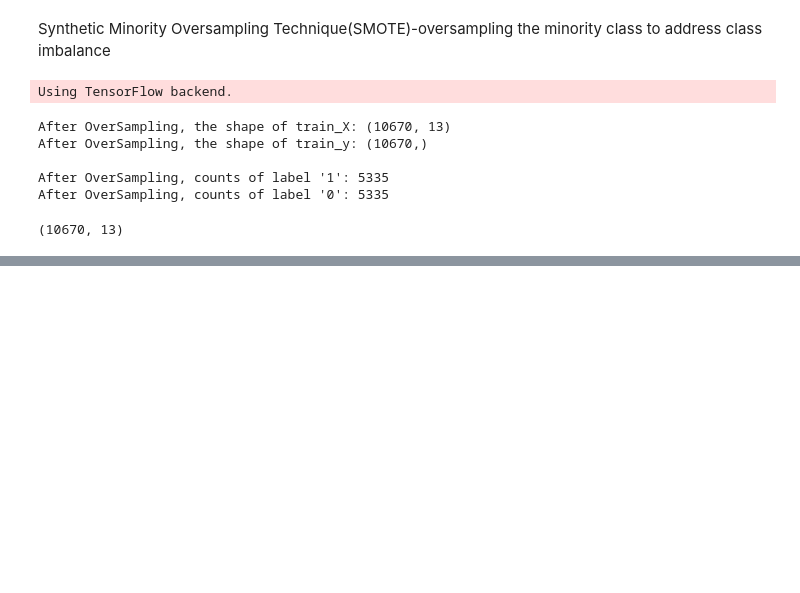
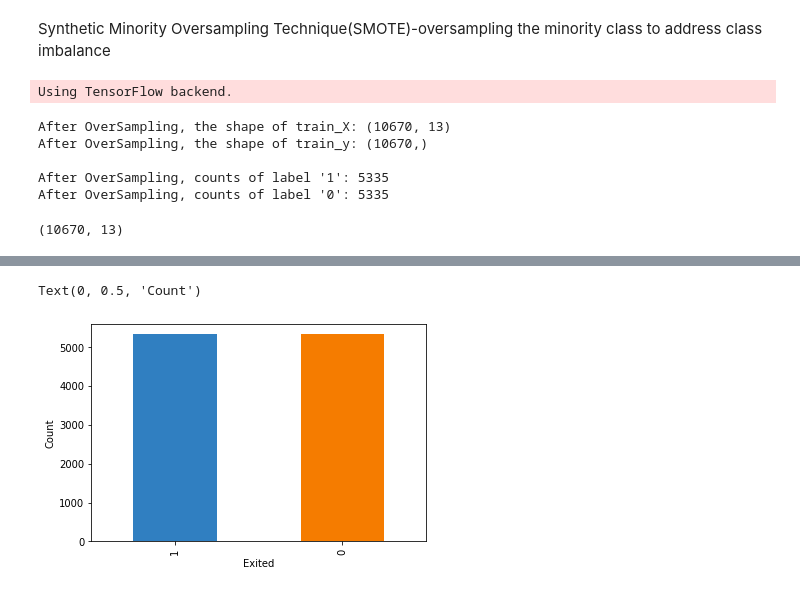
Before and after one commit to data-enthused/Pre-processing, a Jupyter notebook: Pre-Processing.ipynb, the cells around one changed output, grey strips where cells are left out. Cells and saved outputs as stored; diff of their text form; code cells hidden in the pictures; blank space fills up the shorter version.

```diff
--- a/Pre-Processing.ipynb
+++ b/Pre-Processing.ipynb
@@ -122,0 +128,8 @@ X_train_res.shape
+# %%
+pd.value_counts(y_train_res).plot.bar(color=['#307FC1','#f57c00'])
+pd.value_counts(y_train_res)
+plt.xlabel('Exited')
+plt.ylabel('Count')
+# %% [output]
+Text(0, 0.5, 'Count')
+[figure, added]
```
Also changed, not shown: parts of 1 cell of this notebook.
